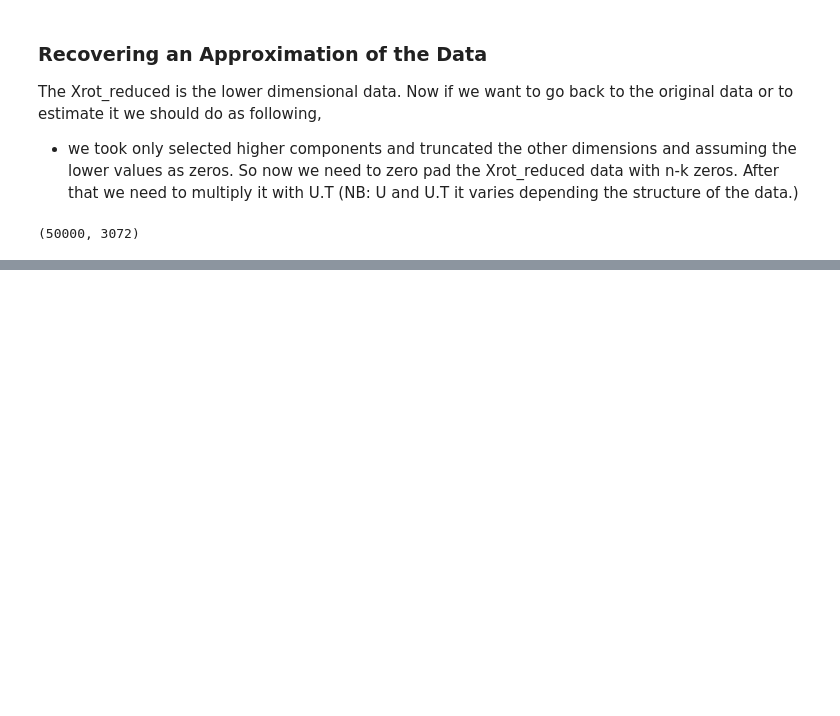
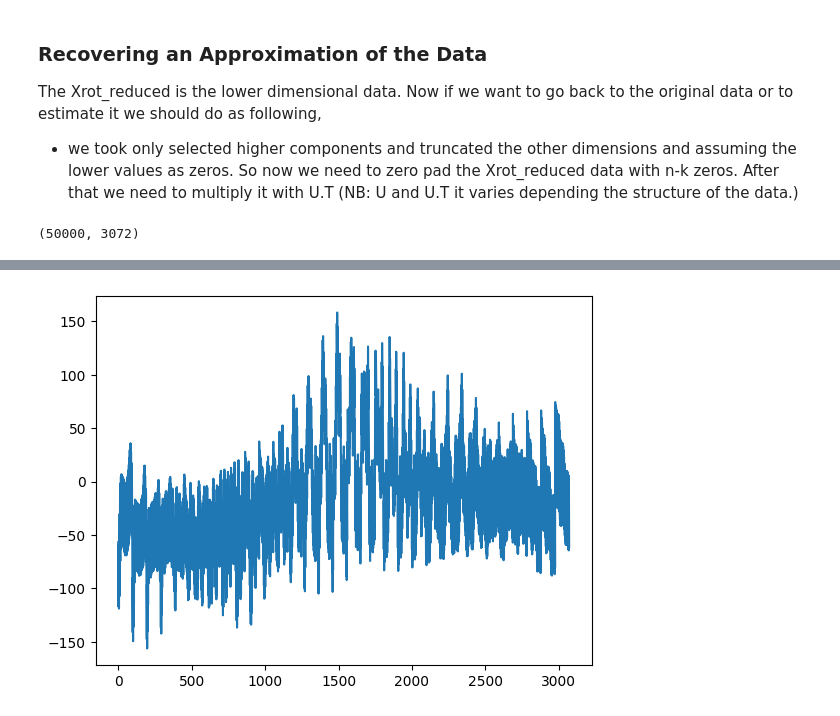
Before and after one commit to khalequzzamanlikhon/DeepLearning-ComputerVision, a Jupyter notebook: 05-Neural Networks/02-DataPreprocessing.ipynb, the cells around one changed output, grey strips where cells are left out. Drawn from its saved outputs; the diff is of its cells as text; code cells hidden in the pictures; blank space fills up the shorter version.

```diff
--- a/05-Neural Networks/02-DataPreprocessing.ipynb
+++ b/05-Neural Networks/02-DataPreprocessing.ipynb
@@ -372,0 +401,5 @@ plt.plot(ot)
+# %%
+plt.plot(orig_approximation[0])
+plt.show()
+# %% [output]
+[figure, added]
```
Also changed, not shown: parts of 25 cells of this notebook.
